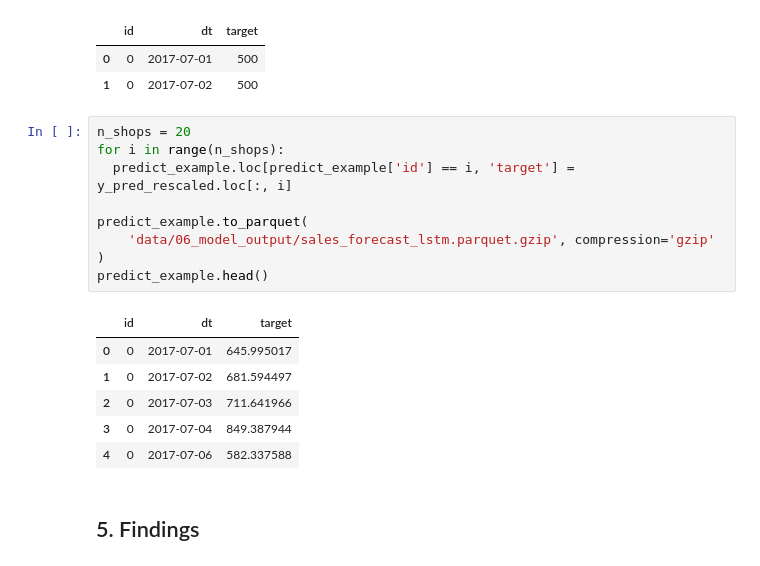
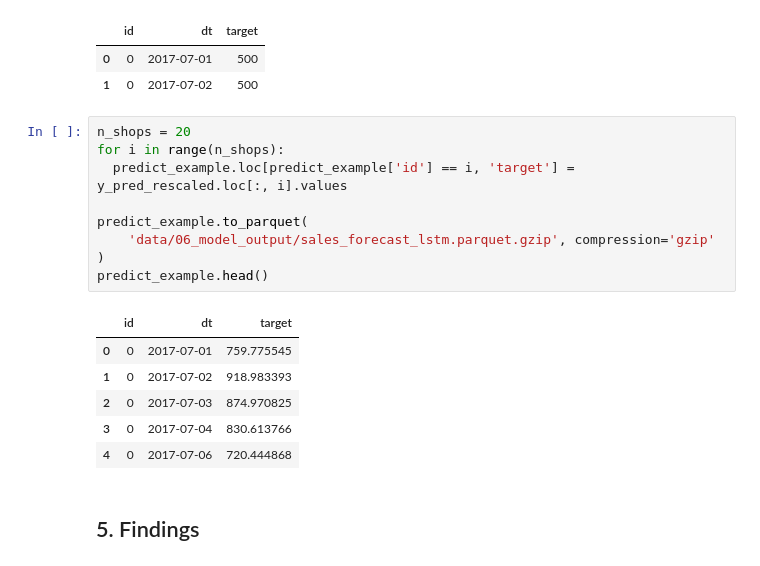
Before and after one commit to YaninaK/sales-forecast, a Jupyter notebook: notebooks/03_Baseline_model.ipynb, the cells around one changed output. Saved outputs shown, nothing was run; the diff lists cells and outputs as text.

```diff
--- a/notebooks/03_Baseline_model.ipynb
+++ b/notebooks/03_Baseline_model.ipynb
@@ -308,19 +308,19 @@ test.shape = (540, 3)
 # %%
 n_shops = 20
 for i in range(n_shops):
-  predict_example.loc[predict_example['id'] == i, 'target'] = y_pred_rescaled.loc[:, i]
+  predict_example.loc[predict_example['id'] == i, 'target'] = y_pred_rescaled.loc[:, i].values
 
 predict_example.to_parquet(
     'data/06_model_output/sales_forecast_lstm.parquet.gzip', compression='gzip'
 )
 predict_example.head()
 # %% [output]
 |  | id | dt | target |
-| 0 | 0 | 2017-07-01 | 645.995017 |
-| 1 | 0 | 2017-07-02 | 681.594497 |
-| 2 | 0 | 2017-07-03 | 711.641966 |
-| 3 | 0 | 2017-07-04 | 849.387944 |
-| 4 | 0 | 2017-07-06 | 582.337588 |
+| 0 | 0 | 2017-07-01 | 759.775545 |
+| 1 | 0 | 2017-07-02 | 918.983393 |
+| 2 | 0 | 2017-07-03 | 874.970825 |
+| 3 | 0 | 2017-07-04 | 830.613766 |
+| 4 | 0 | 2017-07-06 | 720.444868 |
 # %% [markdown]
 ## 5. Findings
 # %% [markdown]
```
Also changed, not shown: parts of 8 cells of this notebook.
